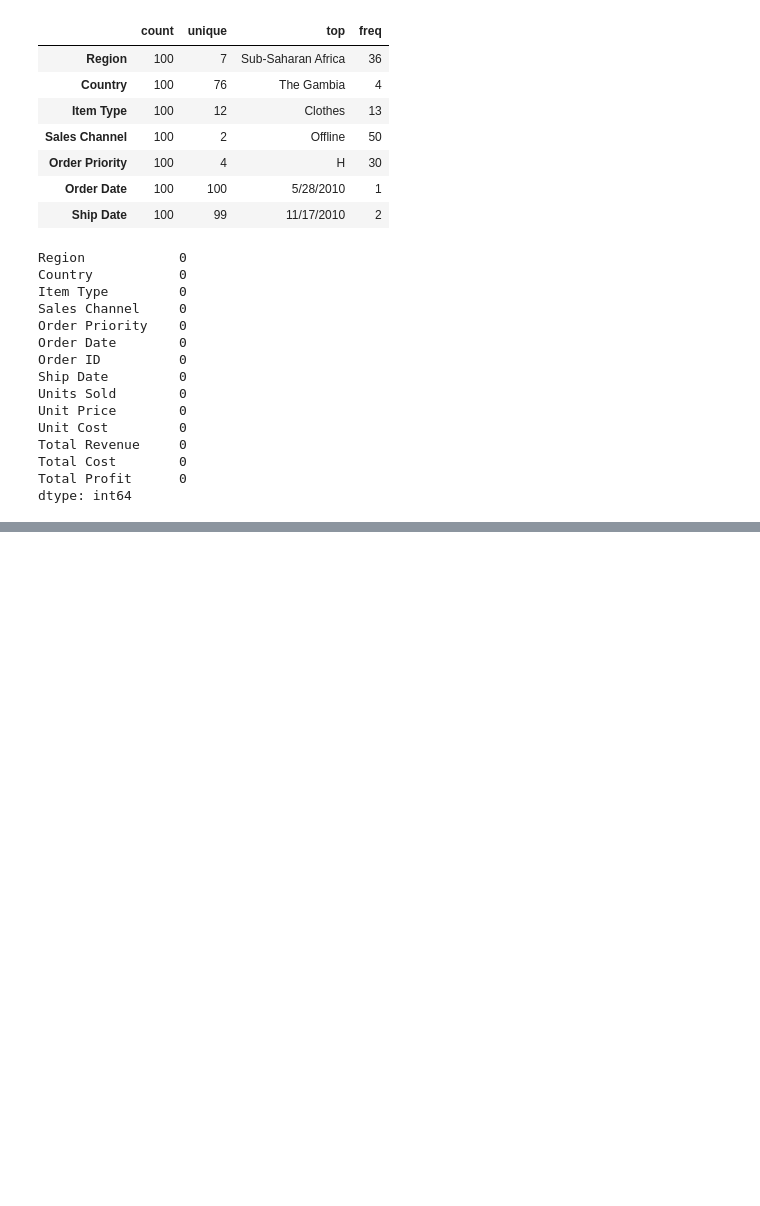
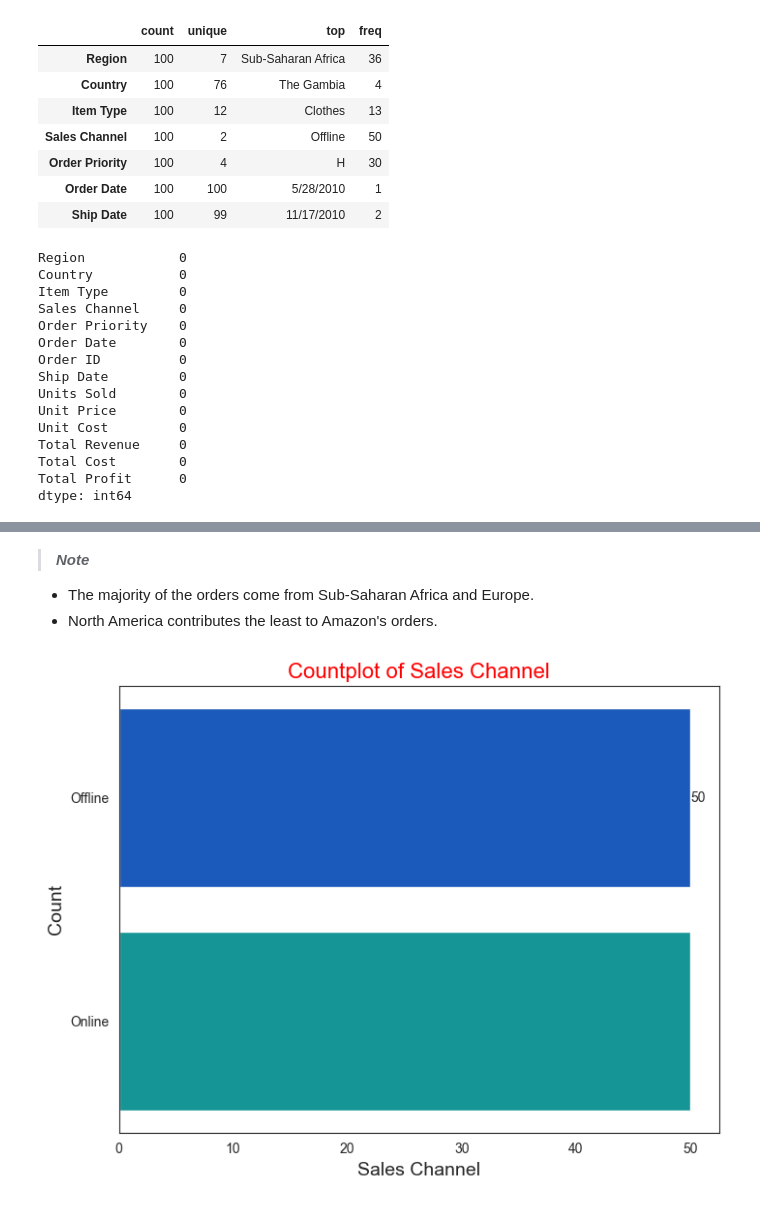
Before and after one commit to Fransis-DS24/Amazon-Sales-Analysis, a Jupyter notebook: Project_Amazon_Sales_up.ipynb, the cells around one changed output, grey strips where cells are left out. Cells and saved outputs as stored; diff of their text form; code cells hidden in the pictures; blank space fills up the shorter version.

```diff
--- a/Project_Amazon_Sales_up.ipynb
+++ b/Project_Amazon_Sales_up.ipynb
@@ -126,0 +214,8 @@ dtype: int64
+# %% [markdown]
+> ***Note***
+- The majority of the orders come from Sub-Saharan Africa and Europe.
+- North America contributes the least to Amazon's orders.
+# %%
+Countplot("Sales Channel",df,8,6)
+# %% [output]
+[figure, added]
```
Also changed, not shown: parts of 16 cells of this notebook.
